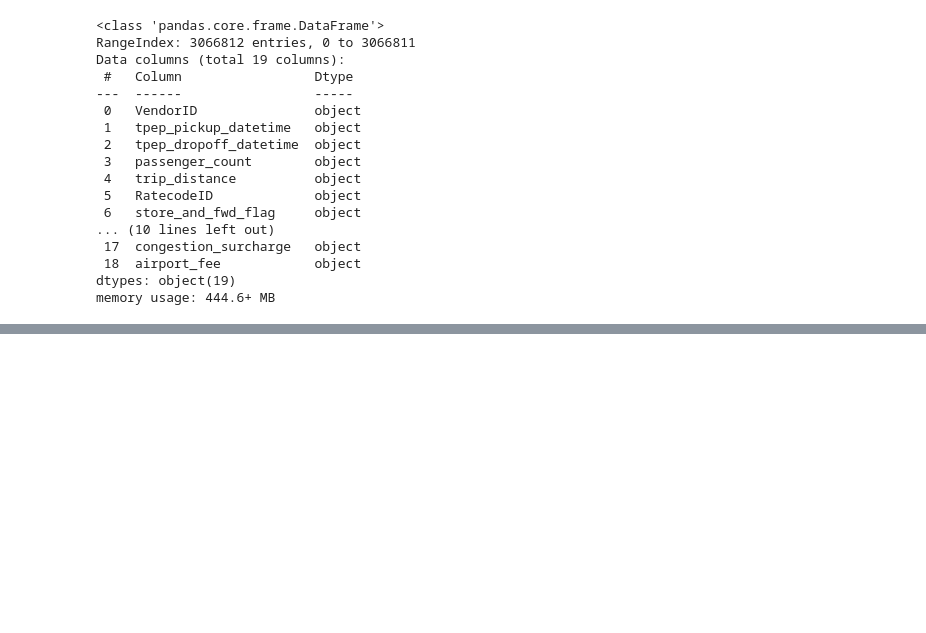
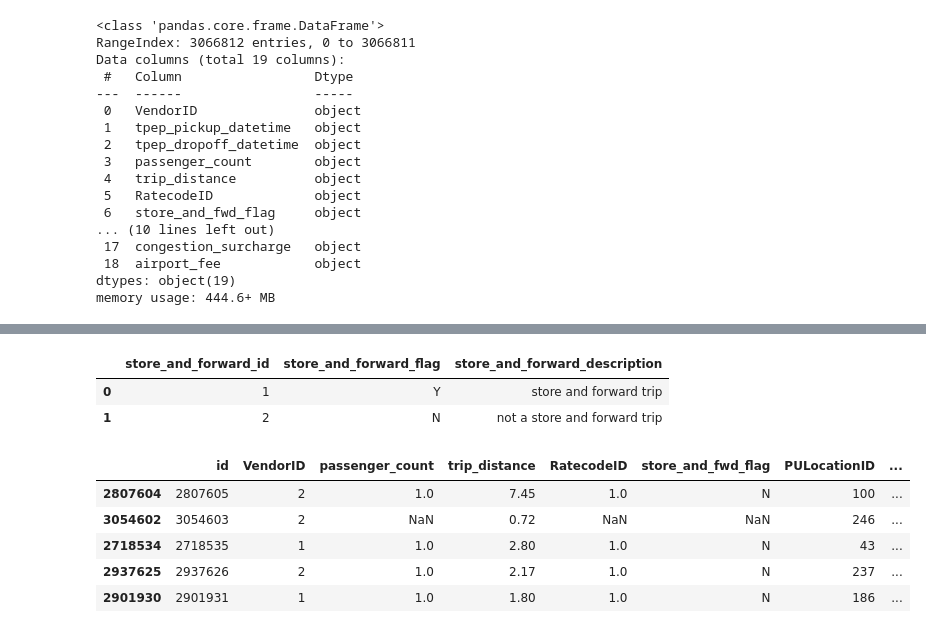
Before and after one commit to bibek376/Uber_Data_Engineering_Project, a Jupyter notebook: uber_data_engineering_only_pandas.ipynb, the cells around one changed output, grey strips where cells are left out. Drawn from its saved outputs; the diff is of its cells as text; code cells hidden in the pictures; blank space fills up the shorter version.

```diff
--- a/uber_data_engineering_only_pandas.ipynb
+++ b/uber_data_engineering_only_pandas.ipynb
@@ -36,0 +207,32 @@ df.to_csv('/home/bibek/Desktop/uber_data_engineering/after_some_cleaning.csv')
+# %%
+#prepare data for store_and_forward_dim table
+store_and_forward_dim_data={'store_and_forward_id':[1,2],
+                  'store_and_forward_flag':["Y","N"],
+                  'store_and_forward_description':["store and forward trip","not a store and forward trip"]
+}
+store_and_forward_dim=pd.DataFrame(store_and_forward_dim_data)
+store_and_forward_dim
+# %% [output]
+|  | store_and_forward_id | store_and_forward_flag | store_and_forward_description |
+| 0 | 1 | Y | store and forward trip |
+| 1 | 2 | N | not a store and forward trip |
+# %%
+after_duplicate_filtered_df.rename({'VendorID':'vendor_id','PULocationID':'pu_location_id',
+                                    'DOLocationID':'do_location_id','store_and_fwd_flag':'store_and_forward_id',
+                                   'RatecodeID':'rate_id','payment_type':'payment_id'
+                                   },inplace = True)
+# %%
+fact_table=after_duplicate_filtered_df[['id','VendorID','passenger_count','trip_distance','RatecodeID',
+                                       'store_and_fwd_flag','PULocationID','DOLocationID',
+                                       'payment_type','fare_amount','extra','mta_tax',
+                                       'tip_amount','tolls_amount','improvement_surcharge',
+                                       'total_amount','congestion_surcharge','airport_fee'
+                                       ]]
+after_duplicate_filtered_df.sample(5)
+# %% [output]
+|  | id | VendorID | passenger_count | trip_distance | RatecodeID | store_and_fwd_flag | PULocationID | ... |
+| 2807604 | 2807605 | 2 | 1.0 | 7.45 | 1.0 | N | 100 | ... |
+| 3054602 | 3054603 | 2 | NaN | 0.72 | NaN | NaN | 246 | ... |
+| 2718534 | 2718535 | 1 | 1.0 | 2.80 | 1.0 | N | 43 | ... |
+| 2937625 | 2937626 | 2 | 1.0 | 2.17 | 1.0 | N | 237 | ... |
+| 2901930 | 2901931 | 1 | 1.0 | 1.80 | 1.0 | N | 186 | ... |
```
Also changed, not shown: parts of 18 cells of this notebook, 4 other files.
